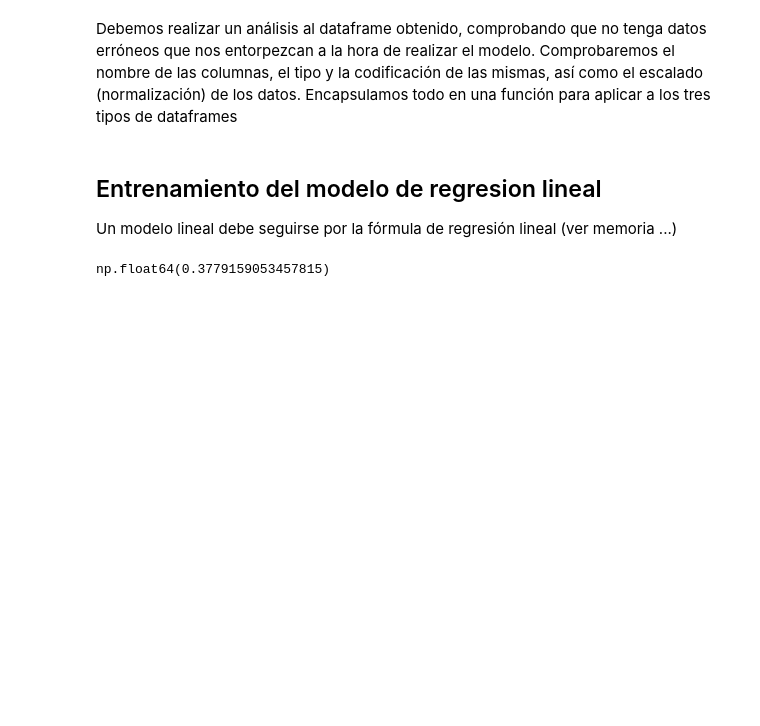
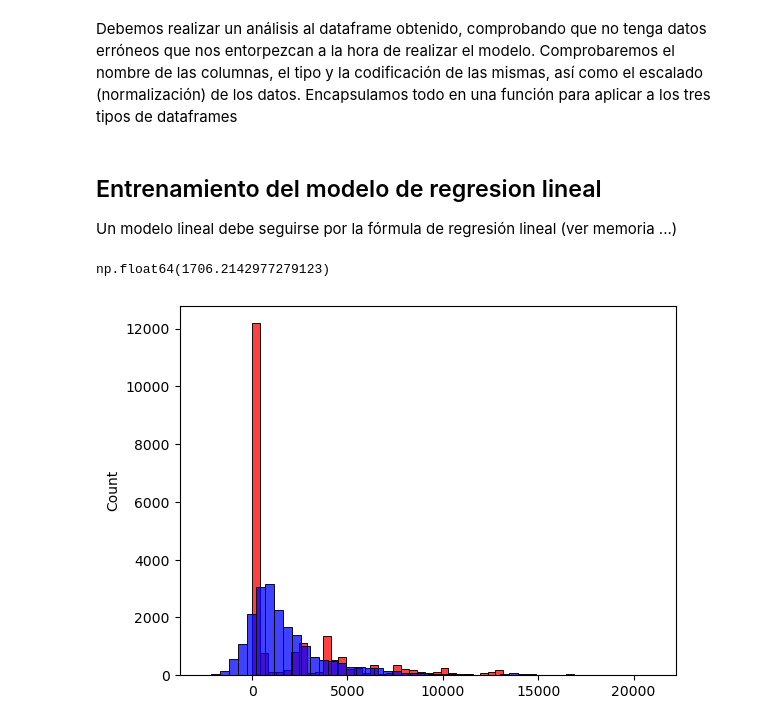
Before and after one commit to isaacmp98/TFM_imarcospu, a Jupyter notebook: RegLineal.ipynb, the cells around one changed output. Saved outputs shown, nothing was run; the diff lists cells and outputs as text; code cells hidden in the pictures; blank space fills up the shorter version.

Commit message:
RegLineal.ipynb v3: incluyo graficas y resultado RMSE

```diff
--- a/RegLineal.ipynb
+++ b/RegLineal.ipynb
@@ -88,14 +75,14 @@ df_val = df_val.reset_index(drop=True)
 df_test = df_val.reset_index(drop=True)
 
 # seleccionamos nuestra variable objetivo del dataframe
-y_train = df_train.label.values
-y_val = df_val.label.values
-y_test = df_test.label.values
+y_train = df_train.tot_kbps.values
+y_val = df_val.tot_kbps.values
+y_test = df_test.tot_kbps.values
 
 # eliminamos del dataframe la variable objetivo, evitando utilizarla para los cálculos del modelo
-del df_train['label']
-del df_val['label']
-del df_test['label']
+del df_train['tot_kbps']
+del df_val['tot_kbps']
+del df_test['tot_kbps']
 # %% [markdown]
 ## Análisis exploratorio de datos
 # %% [markdown]
@@ -142,12 +129,7 @@ def prepara_X(df):
     df['src_ip_16'] = (df.src == '10.0.0.16').astype('int')
     df['src_ip_17'] = (df.src == '10.0.0.17').astype('int')
     df['src_ip_18'] = (df.src == '10.0.0.18').astype('int')
-    df['src_ip_19'] = (df.src == '10.0.0.19').astype('int')
     df['src_ip_20'] = (df.src == '10.0.0.20').astype('int')
-    df['src_ip_21'] = (df.src == '10.0.0.21').astype('int')
-    df['src_ip_22'] = (df.src == '10.0.0.22').astype('int')
-    df['src_ip_23'] = (df.src == '10.0.0.23').astype('int')
-    df['src_ip_24'] = (df.src == '10.0.0.24').astype('int')
 
     del df['src']
 
@@ -169,30 +151,22 @@ def prepara_X(df):
     df['dst_ip_16'] = (df.dst == '10.0.0.16').astype('int')
     df['dst_ip_17'] = (df.dst == '10.0.0.17').astype('int')
     df['dst_ip_18'] = (df.dst == '10.0.0.18').astype('int')
-    df['dst_ip_19'] = (df.dst == '10.0.0.19').astype('int')
-    df['dst_ip_20'] = (df.dst == '10.0.0.20').astype('int')
-    df['dst_ip_21'] = (df.dst == '10.0.0.21').astype('int')
-    df['dst_ip_22'] = (df.dst == '10.0.0.22').astype('int')
-    df['dst_ip_23'] = (df.dst == '10.0.0.23').astype('int')
-    df['dst_ip_24'] = (df.dst == '10.0.0.24').astype('int')
 
     del df['dst']
 
     # estandarizamos todos nuestros datos menos las variables binarias con StandardScaler()
     features_num = ['pktcount', 'bytecount', 'dur', 'dur_nsec', 'tot_dur',
                    'flows', 'packetins', 'pktperflow', 'byteperflow', 'pktrate',
-                   'port_no', 'tx_bytes', 'rx_bytes', 'tx_kbps', 'tot_kbps']
+                   'port_no', 'tx_bytes', 'rx_bytes', 'tx_kbps']
     features_cat = ['protocol_tcp',
            'protocol_udp', 'protocol_icmp', 'src_ip_1', 'src_ip_2', 'src_ip_3',
            'src_ip_4', 'src_ip_5', 'src_ip_6', 'src_ip_7', 'src_ip_8', 'src_ip_9',
            'src_ip_10', 'src_ip_11', 'src_ip_12', 'src_ip_13', 'src_ip_14',
-           'src_ip_15', 'src_ip_16', 'src_ip_17', 'src_ip_18', 'src_ip_19',
-           'src_ip_20', 'src_ip_21', 'src_ip_22', 'src_ip_23', 'src_ip_24',
+           'src_ip_15', 'src_ip_16', 'src_ip_17', 'src_ip_18', 'src_ip_20',
            'dst_ip_1', 'dst_ip_2', 'dst_ip_3', 'dst_ip_4', 'dst_ip_5', 'dst_ip_6',
            'dst_ip_7', 'dst_ip_8', 'dst_ip_9', 'dst_ip_10', 'dst_ip_11',
            'dst_ip_12', 'dst_ip_13', 'dst_ip_14', 'dst_ip_15', 'dst_ip_16',
-           'dst_ip_17', 'dst_ip_18', 'dst_ip_19', 'dst_ip_20', 'dst_ip_21',
-           'dst_ip_22', 'dst_ip_23', 'dst_ip_24']
+           'dst_ip_17', 'dst_ip_18']
 
     df_num = df[features_num]
     df_cat = df[features_cat]
@@ -220,22 +194,28 @@ def rmse(y, y_pred):
 # %%
 # pasamos a obtener las predicciones del modelo
 #X_train = prepara_X(df_train) # entrenamos
 #w0, w = modelo_reg_lineal(X_train, y_train, r=0.0001)
 
 #X_val = prepara_X(df_val) # validamos
 #y_pred = w0 + X_val.dot(w) # validamos
 #rmse(y_val, y_pred)
 
 from sklearn.linear_model import LinearRegression
 
 model = LinearRegression()
 
 X_train = prepara_X(df_train)
 X_val = prepara_X(df_val)
 
 model.fit(X_train, y_train)
 
 y_pred = model.predict(X_val)
-rmse(y_val,y_pred)
+rmse = rmse(y_val,y_pred)
+
+sns.histplot(y_val, color='red', bins=50)
+sns.histplot(y_pred, color='blue', bins=50)
+
+rmse
 # %% [output]
-np.float64(0.3779159053457815)
+np.float64(1706.2142977279123)
+[figure, added]
```
Also changed, not shown: parts of 1 cell of this notebook.
